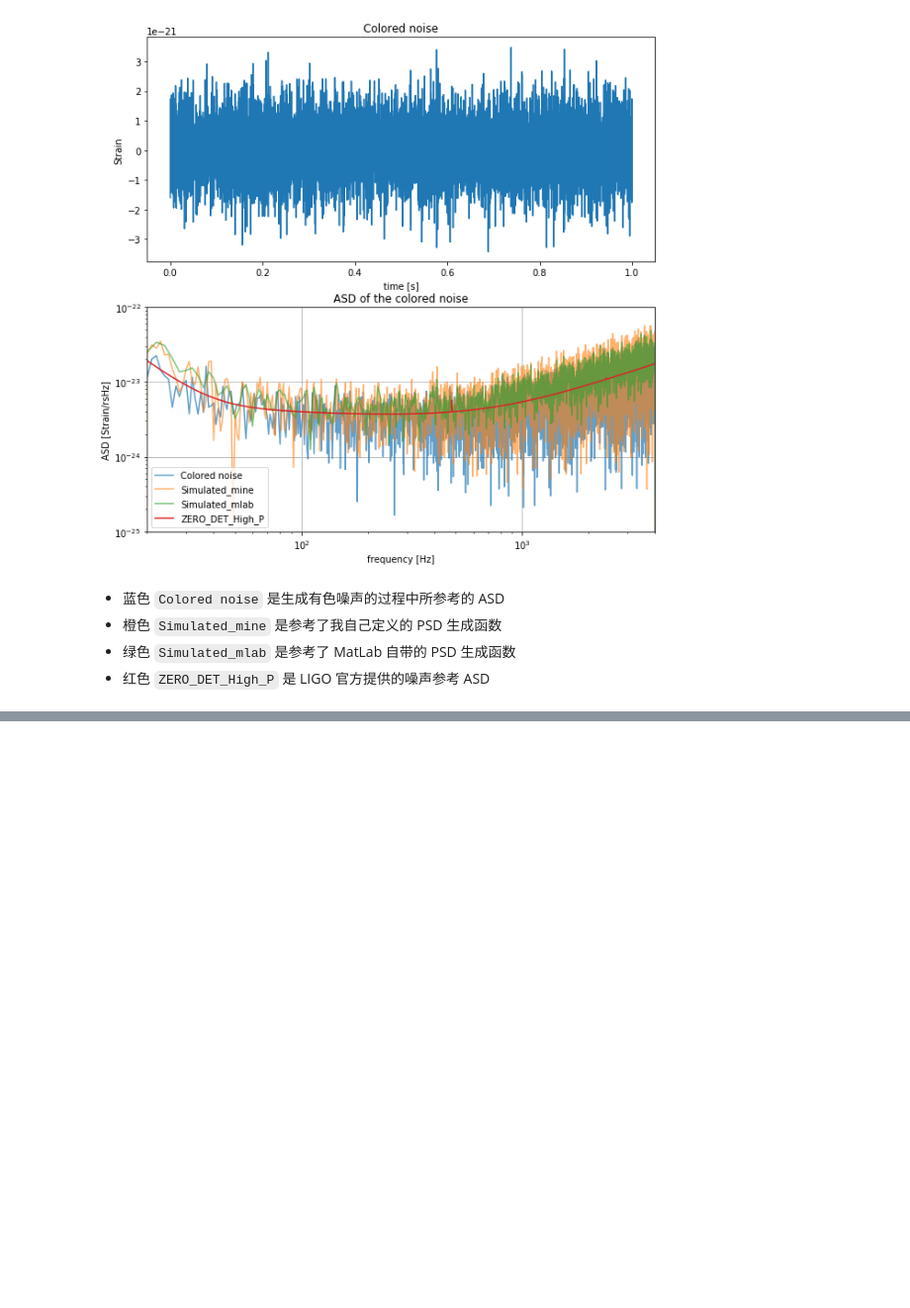
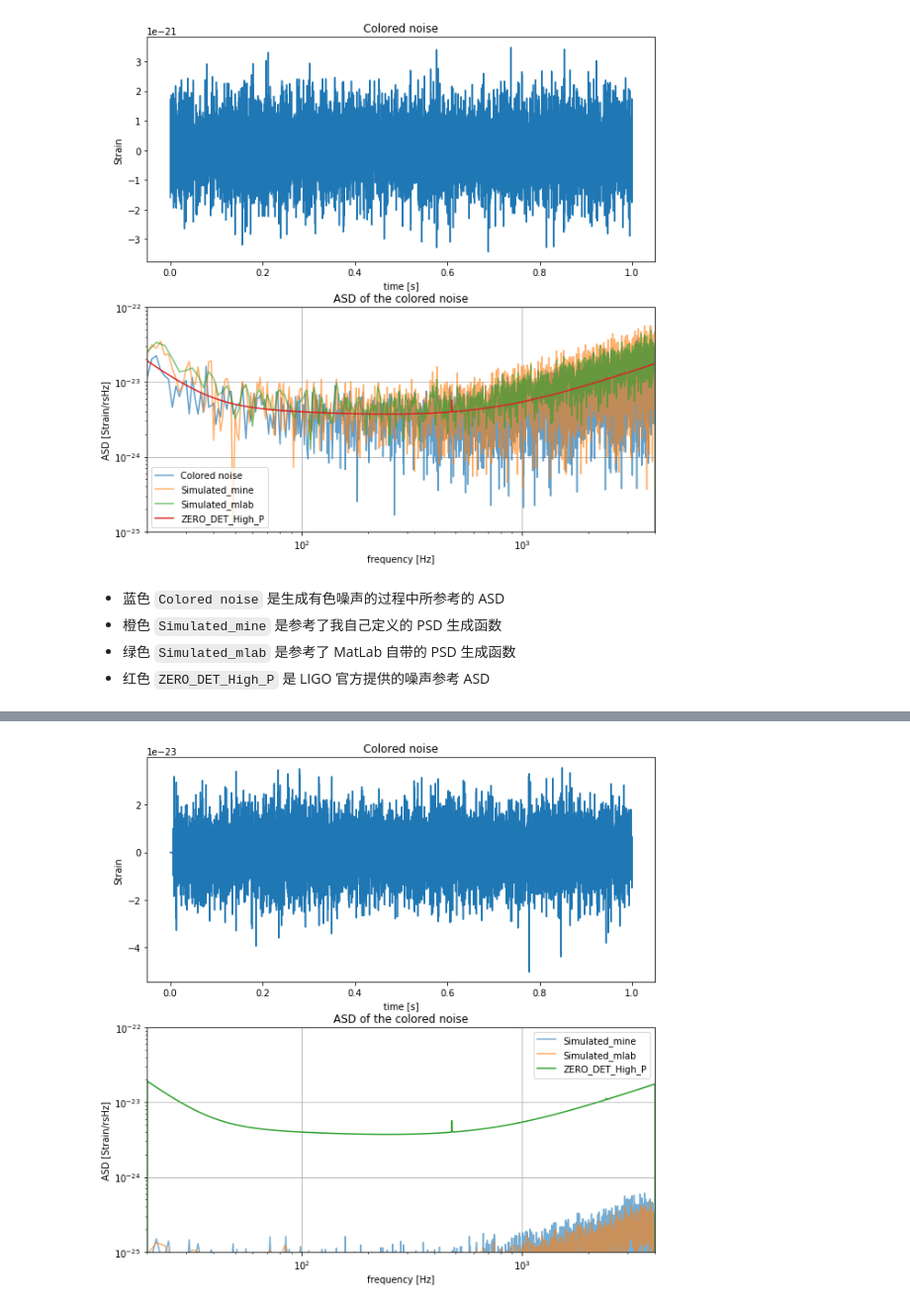
Before and after one commit to iphysresearch/Python4GW, a Jupyter notebook: Gen_GWnoises.ipynb, the cells around one changed output, grey strips where cells are left out. Shown at 99% size. Cells and saved outputs as stored; diff of their text form; code cells hidden in the pictures; blank space fills up the shorter version.

Commit message:
prepare4MATLABnoise_test

```diff
--- a/Gen_GWnoises.ipynb
+++ b/Gen_GWnoises.ipynb
@@ -137,0 +151,41 @@ plt.show()
+# %%
+N = 8192
+fs = 8192
+fmin = 20
+fmax = 4000
+
+noise_sample = GenNoise_matlab(nDataSamples=N, fLow=fmin, fHigh=fmax, fs=fs, filtOrdr=100)
+
+plt.figure(figsize=(10,10))
+plt.subplot(2,1,1)
+plt.plot(np.linspace(0, N/fs, N), noise_sample)
+plt.title('Colored noise')
+plt.ylabel('Strain')
+plt.xlabel('time [s]')
+
+
+plt.subplot(2,1,2)
+
+# Check#1
+_, xf_noise_sample, PSD_noise_sample = oneSidedPeriodogram(y=noise_sample, fs=fs)
+plt.loglog(xf_noise_sample[1:], np.sqrt(PSD_noise_sample[1:]), label = "Simulated_mine", alpha=0.6)
+
+# Check#2
+NFFT = fs//2
+# NFFT = 4*fs
+psd_window = np.blackman(NFFT)
+NOVL = NFFT/2
+PSD_noise_sample ,xf_noise_sample= plt.mlab.psd(noise_sample, Fs=fs, NFFT=NFFT, window=psd_window, noverlap=NOVL)
+
+plt.loglog(xf_noise_sample[1:], np.sqrt(PSD_noise_sample[1:]), label = "Simulated_mlab", alpha=0.6)
+plt.loglog(ZERO_DET[:,0],ZERO_DET[:,1], label = "ZERO_DET_High_P")
+plt.xlim(xmin=fmin, xmax = fmax)
+plt.ylim((1e-25, 1e-22))
+plt.title('ASD of the colored noise')
+plt.ylabel('ASD [Strain/rsHz]')
+plt.xlabel('frequency [Hz]')
+plt.grid()
+plt.legend()
+plt.show()
+# %% [output]
+[figure, added]
```
Also changed, not shown: parts of 3 cells of this notebook, 4 other files.
